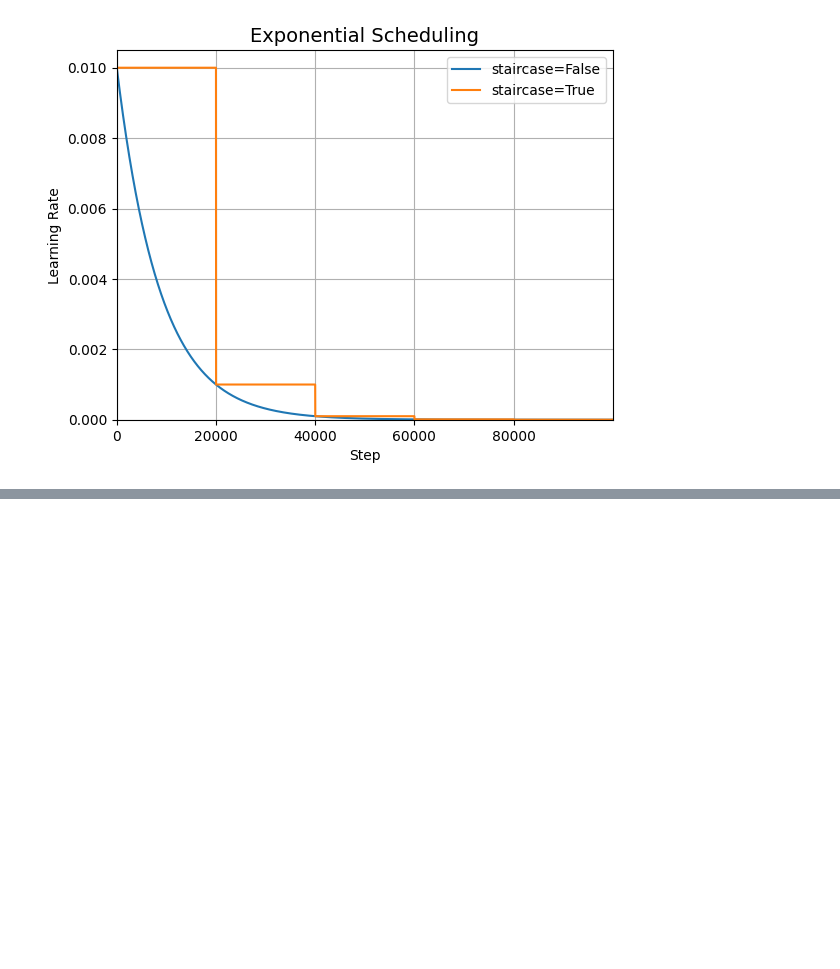
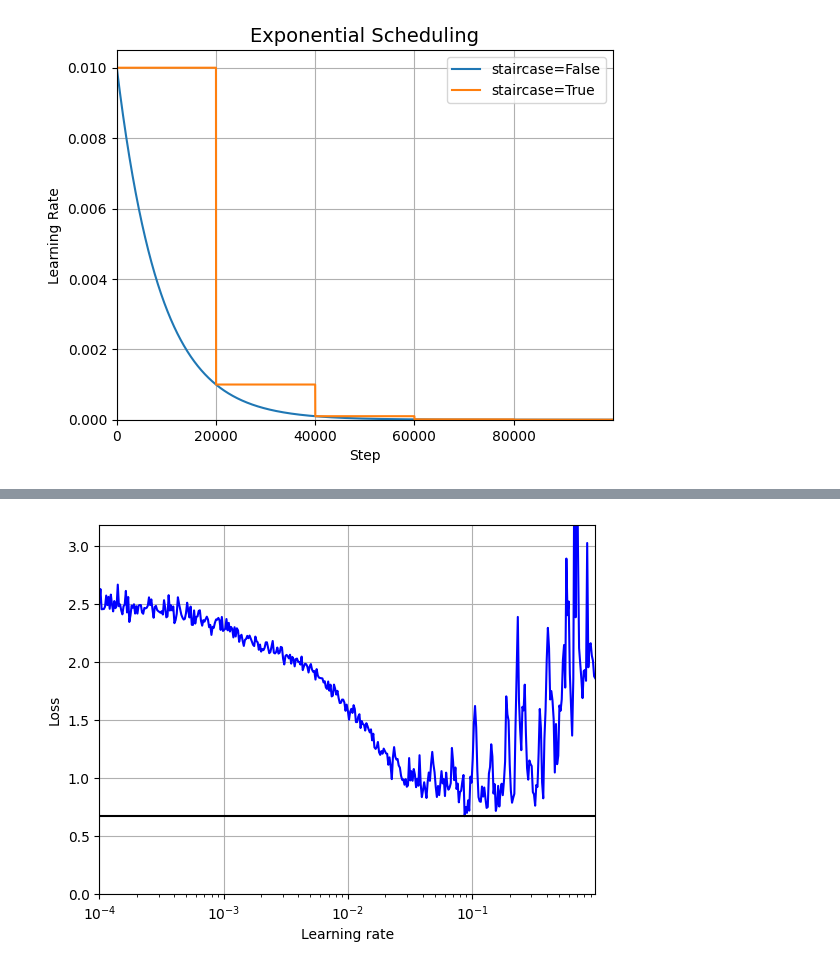
Before and after one commit to proutkarsh3104/Machine-learning-book, a Jupyter notebook: chapter_11.ipynb, the cells around one changed output, grey strips where cells are left out. Cells and saved outputs as stored; diff of their text form; code cells hidden in the pictures; blank space fills up the shorter version.

```diff
--- a/chapter_11.ipynb
+++ b/chapter_11.ipynb
@@ -925,0 +1113,9 @@ def exponential_decay_fn(epoch,lr):
+# %%
+import math
+
+batch_size = 32
+n_epochs = 25
+n_steps = n_epochs*math.ceil(len(X_train) / batch_size)
+scheduled_learning_rate = tf.keras.optimizers.schedules.ExponentialDecay(
+    initial_learning_rate=0.01,decay_steps=n_steps,decay_rate=0.1)
+optimizer = tf.keras.optimizers.SGD(learning_rate = scheduled_learning_rate)
@@ -925,0 +1143,35 @@ def exponential_decay_fn(epoch,lr):
+# %%
+def find_learning_rate(model,X,y,epochs=1,batch_size=32,min_rate=1e-4,
+                       max_rate=1):
+    init_weights = model.get_weights()
+    iterations = math.ceil(len(X)/batch_size)*epochs
+    factor = (max_rate/min_rate) ** (1/iterations)
+    init_lr = K.get_value(model.optimizer.learning_rate)
+    model.optimizer.learning_rate = min_rate
+    exp_lr = ExponentialLearningRate(factor)
+    history = model.fit(X,y,epochs=epochs, batch_size=batch_size,
+                        callbacks=[exp_lr])
+    model.optimizer.learning_rate = init_lr
+    model.set_weights(init_weights)
+    return exp_lr.rates, exp_lr.losses
+# %%
+def plot_lr_vs_loss(rates, losses):
+    plt.plot(rates, losses, "b")
+    plt.gca().set_xscale('log')
+    max_loss = losses[0] + min(losses)
+    plt.hlines(min(losses), min(rates), max(rates), color="k")
+    plt.axis([min(rates), max(rates), 0, max_loss])
+    plt.xlabel("Learning rate")
+    plt.ylabel("Loss")
+    plt.grid()
+# %%
+model = build_model()
+model.compile(loss='sparse_categorical_crossentropy',
+              optimizer=tf.keras.optimizers.SGD(learning_rate=0.001),
+              metrics=['accuracy'])
+# %%
+batch_size=128
+rates,losses = find_learning_rate(model,X_train,y_train,epochs=1,
+                                  batch_size=batch_size)
+plot_lr_vs_loss(rates,losses)
+# %% [output]
@@ -925,0 +1179 @@ def exponential_decay_fn(epoch,lr):
+[figure, added]
```
Also changed, not shown: parts of 39 cells of this notebook.
